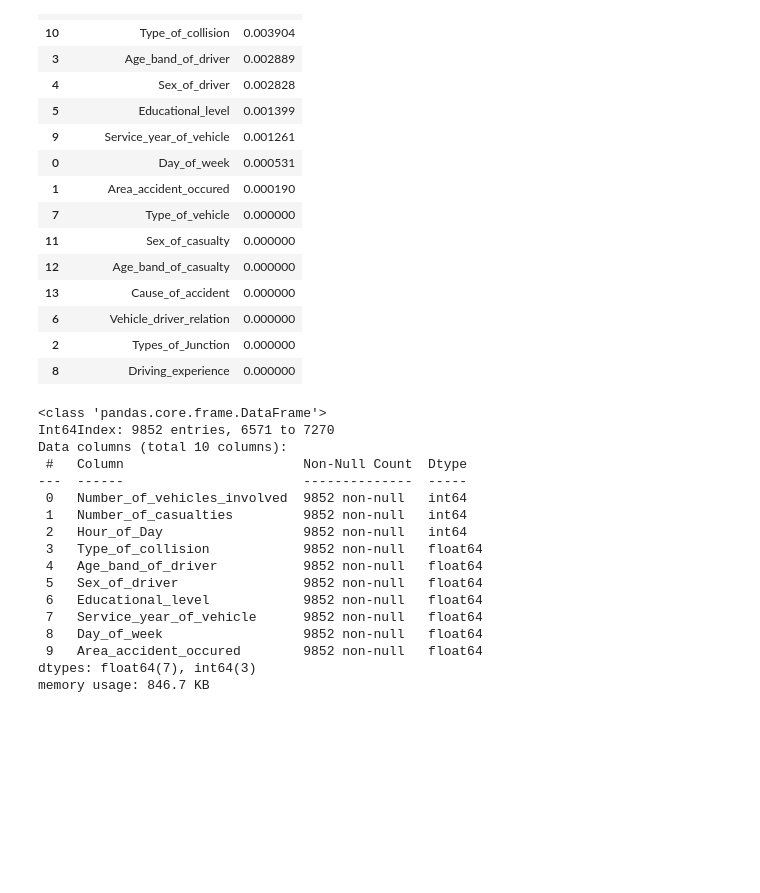
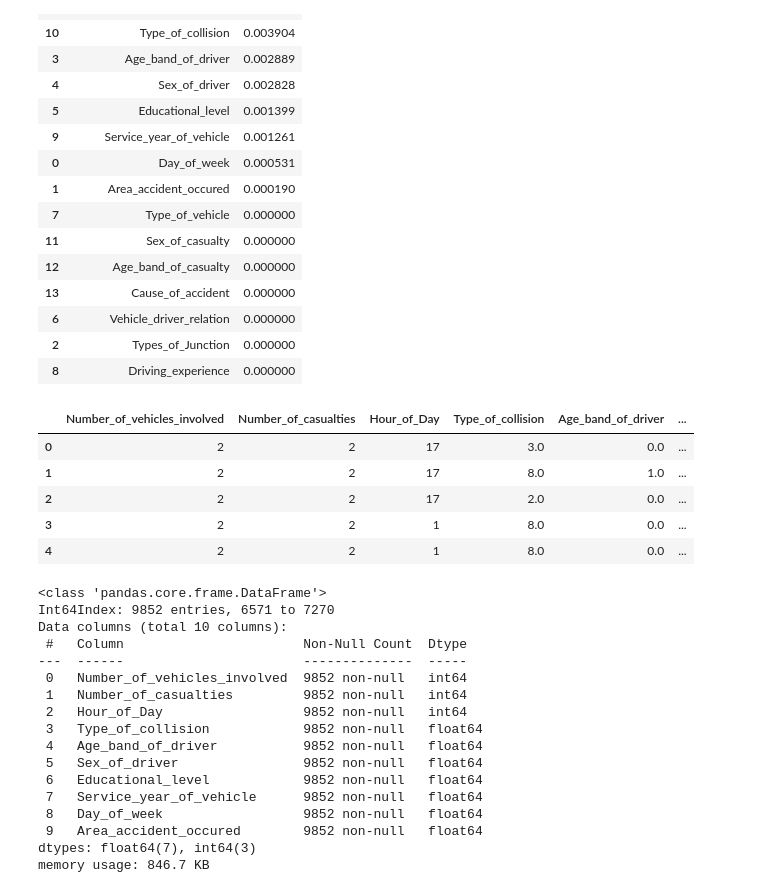
Before and after one commit to avikumart/Road-Traffic-Severity-Classification-Project, a Jupyter notebook: road-traffic-severity-classification-project.ipynb, the cells around one changed output. Drawn from its saved outputs; the diff is of its cells as text; code cells hidden in the pictures; blank space fills up the shorter version.

```diff
--- a/road-traffic-severity-classification-project.ipynb
+++ b/road-traffic-severity-classification-project.ipynb
@@ -571,0 +585,7 @@ encoded_df2.columns = cat_fea_df.columns
+# %%
+new_fea_df = feature_df[['Type_of_collision','Age_band_of_driver','Sex_of_driver',
+       'Educational_level','Service_year_of_vehicle','Day_of_week','Area_accident_occured']]
+
+oencoder2 = OrdinalEncoder()
+encoded_df3 = pd.DataFrame(oencoder2.fit_transform(new_fea_df))
+encoded_df3.columns = new_fea_df.columns
@@ -613,5 +642,15 @@ mi_df2_sorted
 # we will remove features with mi_Score of zero and keep only first top10 most significant features
 cols_list = list(mi_df2_sorted['Columns'][:10])
 final_df2 = final_df[cols_list]
+# %%
+s_final_df = pd.concat([feature_df[['Number_of_vehicles_involved','Number_of_casualties','Hour_of_Day']],encoded_df3], axis=1)
+s_final_df.head()
+# %% [output]
+|  | Number_of_vehicles_involved | Number_of_casualties | Hour_of_Day | Type_of_collision | Age_band_of_driver | ... |
+| 0 | 2 | 2 | 17 | 3.0 | 0.0 | ... |
+| 1 | 2 | 2 | 17 | 8.0 | 1.0 | ... |
+| 2 | 2 | 2 | 17 | 2.0 | 0.0 | ... |
+| 3 | 2 | 2 | 1 | 8.0 | 0.0 | ... |
+| 4 | 2 | 2 | 1 | 8.0 | 0.0 | ... |
 # %%
 # train and test split and building baseline model to predict target features
```
Also changed, not shown: parts of 9 cells of this notebook.
